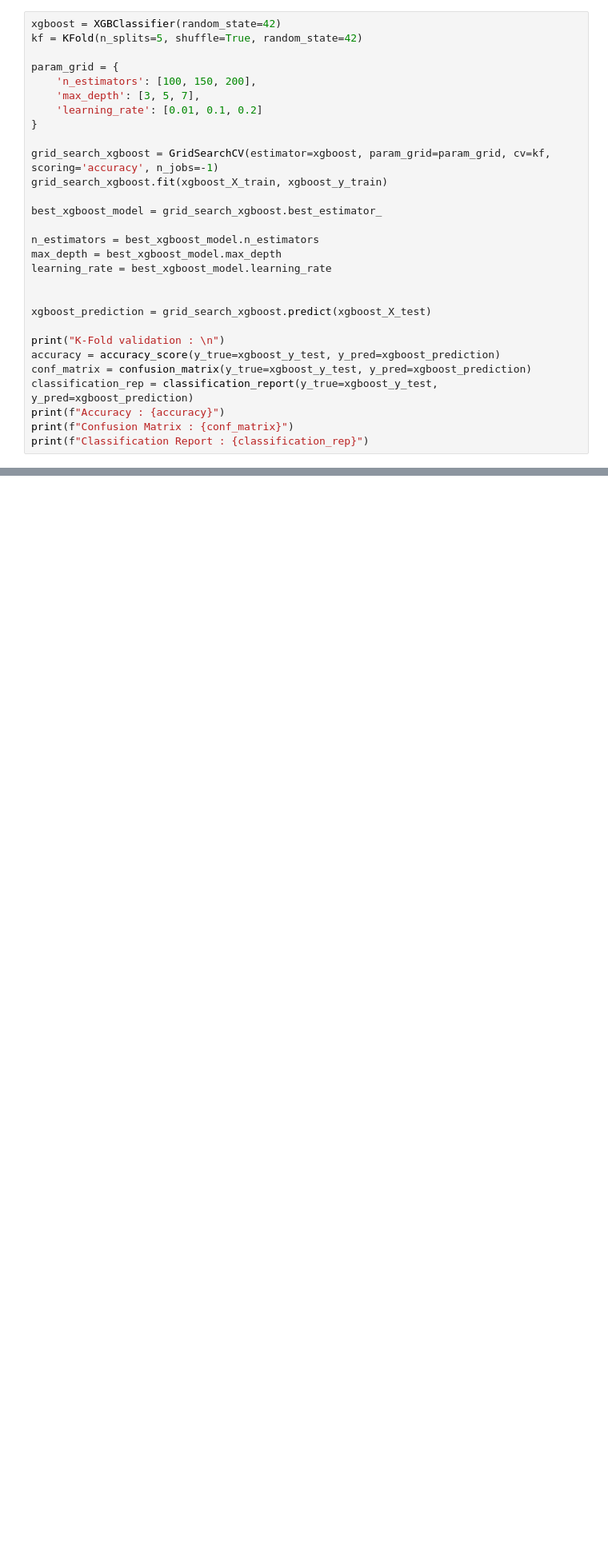
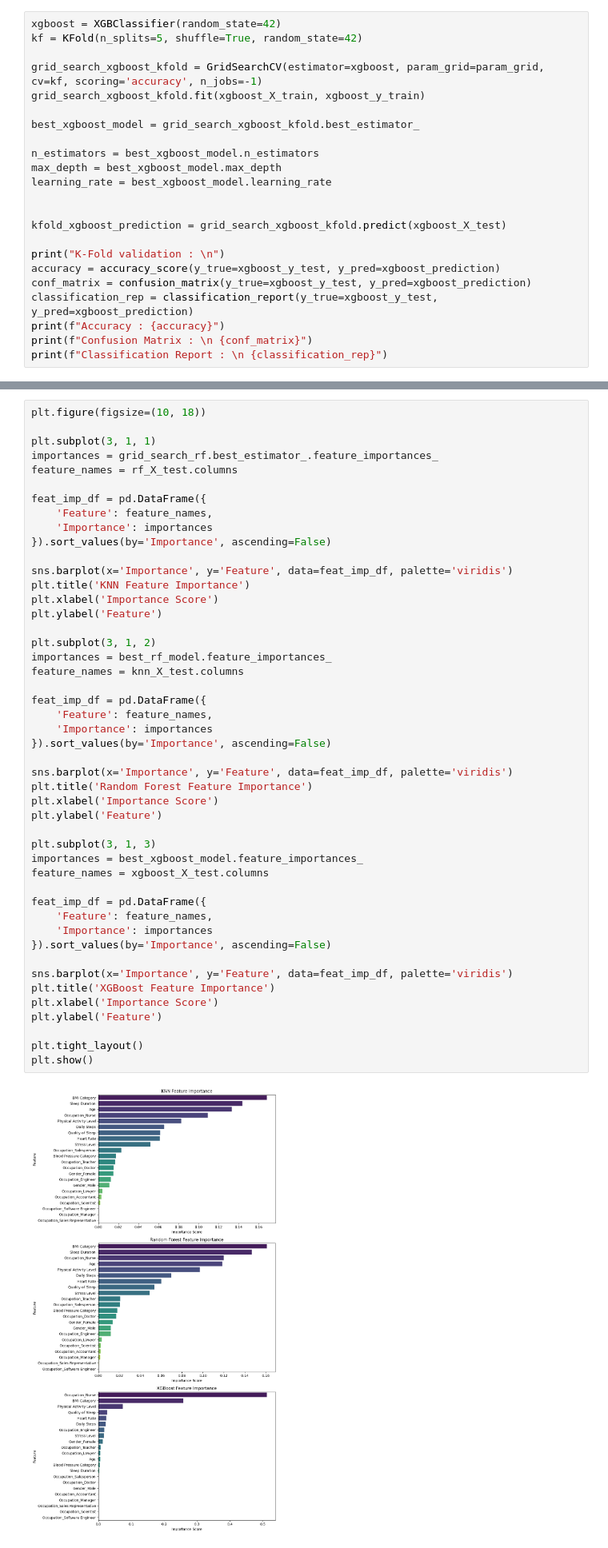
Before and after one commit to LCoder-FILE/TK_MachLearn, a Jupyter notebook: UTS/Code/main.ipynb, the cells around one changed output, grey strips where cells are left out. Shown at 80% size. Drawn from its saved outputs; the diff is of its cells as text; blank space fills up the shorter version.

```diff
--- a/UTS/Code/main.ipynb
+++ b/UTS/Code/main.ipynb
@@ -1033,31 +1002,25 @@ weighted avg       0.88      0.88      0.88        75
 xgboost = XGBClassifier(random_state=42)
 kf = KFold(n_splits=5, shuffle=True, random_state=42)
 
-param_grid = {
-    'n_estimators': [100, 150, 200],
-    'max_depth': [3, 5, 7],
-    'learning_rate': [0.01, 0.1, 0.2]
-}
+grid_search_xgboost_kfold = GridSearchCV(estimator=xgboost, param_grid=param_grid, cv=kf, scoring='accuracy', n_jobs=-1)
+grid_search_xgboost_kfold.fit(xgboost_X_train, xgboost_y_train)
 
-grid_search_xgboost = GridSearchCV(estimator=xgboost, param_grid=param_grid, cv=kf, scoring='accuracy', n_jobs=-1)
-grid_search_xgboost.fit(xgboost_X_train, xgboost_y_train)
-
-best_xgboost_model = grid_search_xgboost.best_estimator_
+best_xgboost_model = grid_search_xgboost_kfold.best_estimator_
 
 n_estimators = best_xgboost_model.n_estimators
 max_depth = best_xgboost_model.max_depth
 learning_rate = best_xgboost_model.learning_rate
 
 
-xgboost_prediction = grid_search_xgboost.predict(xgboost_X_test)
+kfold_xgboost_prediction = grid_search_xgboost_kfold.predict(xgboost_X_test)
 
 print("K-Fold validation : \n")
 accuracy = accuracy_score(y_true=xgboost_y_test, y_pred=xgboost_prediction)
 conf_matrix = confusion_matrix(y_true=xgboost_y_test, y_pred=xgboost_prediction)
 classification_rep = classification_report(y_true=xgboost_y_test, y_pred=xgboost_prediction)
 print(f"Accuracy : {accuracy}")
-print(f"Confusion Matrix : {conf_matrix}")
-print(f"Classification Report : {classification_rep}")
+print(f"Confusion Matrix : \n {conf_matrix}")
+print(f"Classification Report : \n {classification_rep}")
 # %% [output]
 K-Fold validation :
 
@@ -1463,0 +1392,49 @@ print(classification_report(y_pred=xgboost_prediction, y_true=y_test))
+# %%
+plt.figure(figsize=(10, 18))
+
+plt.subplot(3, 1, 1)
+importances = grid_search_rf.best_estimator_.feature_importances_
+feature_names = rf_X_test.columns
+
+feat_imp_df = pd.DataFrame({
+    'Feature': feature_names,
+    'Importance': importances
+}).sort_values(by='Importance', ascending=False)
+
+sns.barplot(x='Importance', y='Feature', data=feat_imp_df, palette='viridis')
+plt.title('KNN Feature Importance')
+plt.xlabel('Importance Score')
+plt.ylabel('Feature')
+
+plt.subplot(3, 1, 2)
+importances = best_rf_model.feature_importances_
+feature_names = knn_X_test.columns
+
+feat_imp_df = pd.DataFrame({
+    'Feature': feature_names,
+    'Importance': importances
+}).sort_values(by='Importance', ascending=False)
+
+sns.barplot(x='Importance', y='Feature', data=feat_imp_df, palette='viridis')
+plt.title('Random Forest Feature Importance')
+plt.xlabel('Importance Score')
+plt.ylabel('Feature')
+
+plt.subplot(3, 1, 3)
+importances = best_xgboost_model.feature_importances_
+feature_names = xgboost_X_test.columns
+
+feat_imp_df = pd.DataFrame({
+    'Feature': feature_names,
+    'Importance': importances
+}).sort_values(by='Importance', ascending=False)
+
+sns.barplot(x='Importance', y='Feature', data=feat_imp_df, palette='viridis')
+plt.title('XGBoost Feature Importance')
+plt.xlabel('Importance Score')
+plt.ylabel('Feature')
+
+plt.tight_layout()
+plt.show()
+# %% [output]
+[figure, added]
```
Also changed, not shown: parts of 49 cells of this notebook.
